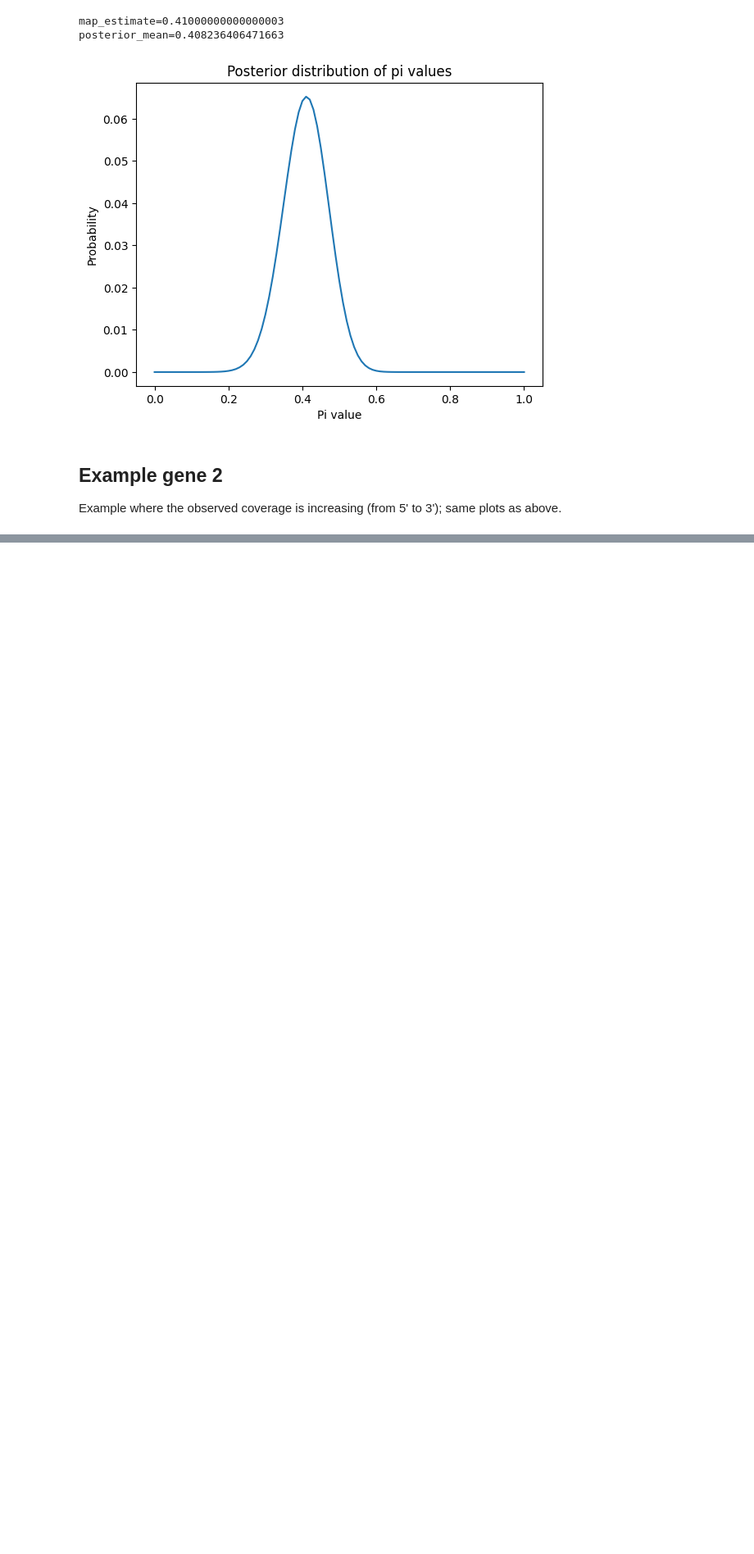
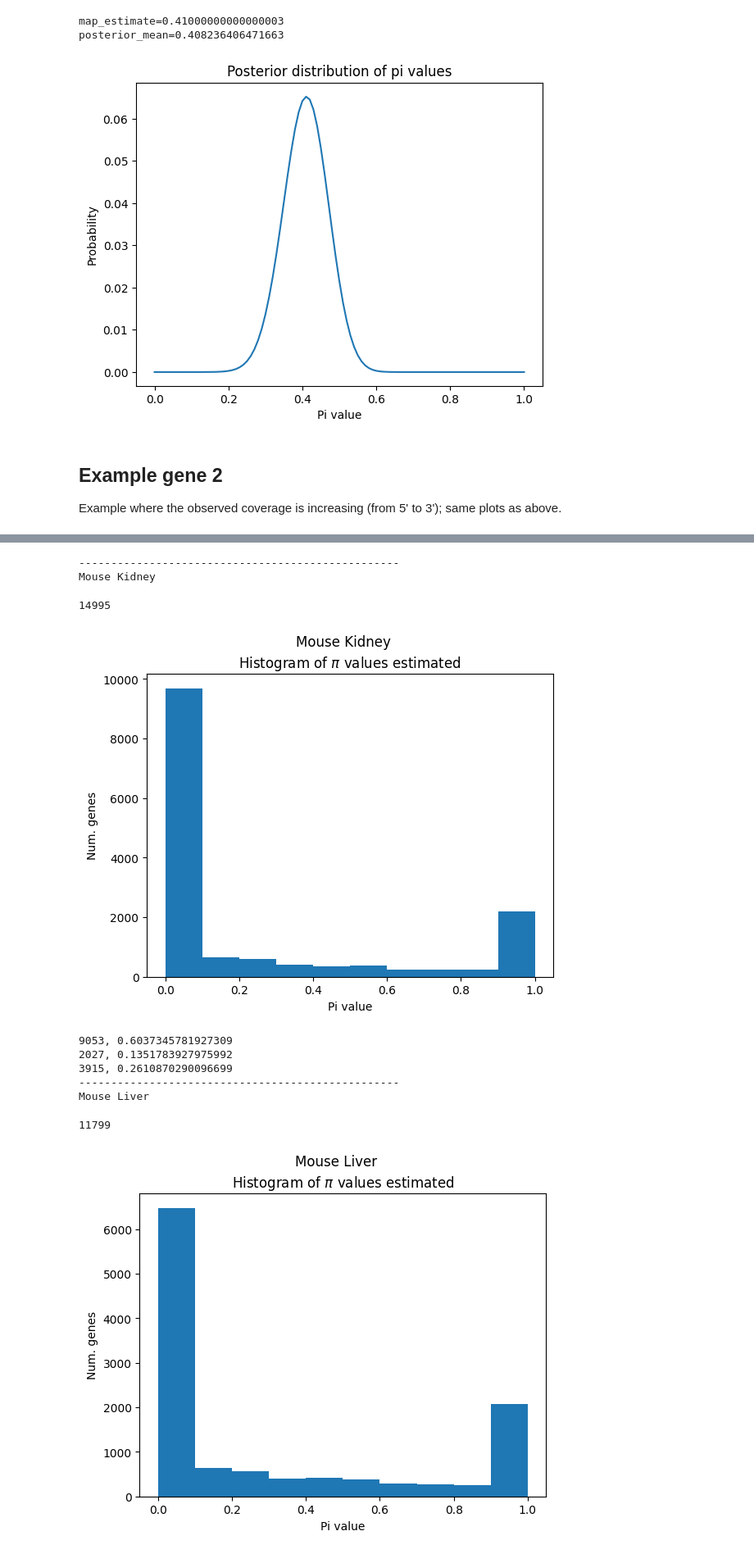
Before and after one commit to jkoubele/pol-ii-speed, a Jupyter notebook: notebooks/constitutive_exons_examples.ipynb, the cells around one changed output, grey strips where cells are left out. Shown at 82% size. Cells and saved outputs as stored; diff of their text form; code cells hidden in the pictures; blank space fills up the shorter version.

```diff
--- a/notebooks/constitutive_exons_examples.ipynb
+++ b/notebooks/constitutive_exons_examples.ipynb
@@ -225,0 +254,58 @@ posterior_mean=0.07349551397899198
+# %%
+@dataclass
+class Dataset:
+    dataset_name: str
+    gene_data_list: list[GeneData]
+
+
+datasets = [Dataset("Mouse Kidney",
+             load_exon_data(Path("/cellfile/projects/pol_ii_speed/jkoubele/analysis/mouse_kidney_age_dr/results/preprocessing/"))),
+           Dataset("Mouse Liver",
+             load_exon_data(Path("/cellfile/projects/pol_ii_speed/jkoubele/analysis/mouse_age_dr/results_const_exons/preprocessing/"))),
+            Dataset("EU seq from Joris",
+             load_exon_data(Path("/cellfile/projects/pol_ii_speed/jkoubele/analysis/EU_seq_Joris/results_const_exons/preprocessing/")))]
+# %%
+def estimate_pi_by_mle(gene_data: GeneData) -> Optional[float]:
+    pi_values = np.linspace(0.0, 1.0, 101)[:, np.newaxis]  # shape (101, 1)
+    trapezoid_density = 1 + pi_values - 2 * gene_data.exon_locations[np.newaxis, :] * pi_values
+    unnormalized_probability = trapezoid_density * gene_data.effective_exon_lenghts[np.newaxis, :]
+
+    probability = unnormalized_probability / unnormalized_probability.sum(axis=1, keepdims=True)
+    loss = np.dot(-np.log(probability), gene_data.exon_reads)
+    if np.all(loss == loss[0]):
+        return None
+    pi_values = pi_values.squeeze()
+    pi_mle = pi_values[loss.argmin()]
+    return pi_mle
+
+for dataset in datasets:
+    print(50*'-')
+    print(dataset.dataset_name)
+    pi_estimates = [estimate_pi_by_mle(gene_data) for gene_data in tqdm(dataset.gene_data_list)]
+    pi_estimates = np.asarray([pi for pi in pi_estimates if pi is not None])
+    print(len(pi_estimates))
+
+    plt.hist(pi_estimates)
+    plt.title(f'Histogram of $\pi$ values estimated')
+    plt.suptitle(f'{dataset.dataset_name}')
+    plt.xlabel('Pi value')
+    plt.ylabel('Num. genes')
+    plt.savefig(output_folder / f'pi_values_histogram_{dataset.dataset_name.replace(" ", "_")}.png',
+            dpi=200,
+            bbox_inches='tight')
+    plt.show()
+    print(f"{sum(pi_estimates == 0)}, {sum(pi_estimates == 0) / len(pi_estimates)}")
+    print(f"{sum(pi_estimates == 1)}, {sum(pi_estimates == 1) / len(pi_estimates)}")
+    print(f"{np.sum((0 < pi_estimates) & (pi_estimates < 1))}, {np.sum((0 < pi_estimates) & (pi_estimates < 1)) / len(pi_estimates)}")
+# %% [output]
+--------------------------------------------------
+Mouse Kidney
+14995
+[figure, added]
+9053, 0.6037345781927309
+2027, 0.1351783927975992
+3915, 0.2610870290096699
+--------------------------------------------------
+Mouse Liver
+11799
+[figure, added]
```
Also changed, not shown: parts of 5 cells of this notebook.
